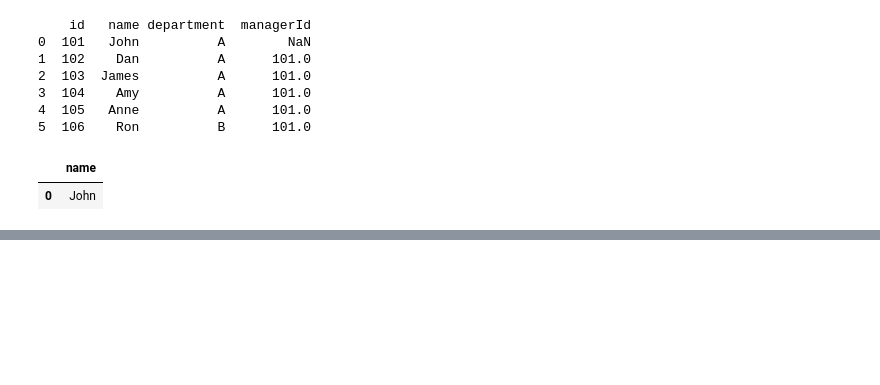
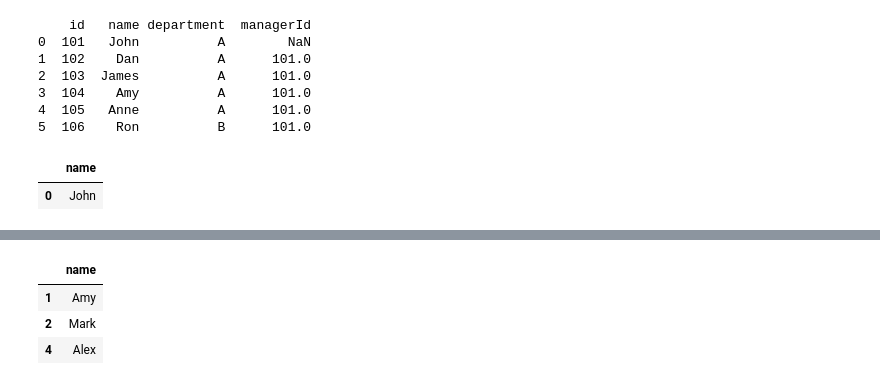
Before and after one commit to juancarvajal-hub/30-days-panda, a Jupyter notebook: 30_days-of_panda.ipynb, the cells around one changed output, grey strips where cells are left out. Cells and saved outputs as stored; diff of their text form; code cells hidden in the pictures; blank space fills up the shorter version.

Commit message:
Ejercicio 28

```diff
--- a/30_days-of_panda.ipynb
+++ b/30_days-of_panda.ipynb
@@ -1188,3 +1188,64 @@ find_managers(employee)
 5  106    Ron          B      101.0
 |  | name |
 | 0 | John |
+# %%
+# vigésimo octavo ejercicio de pandas
+
+# Sales Person
+
+# Write a solution to find the names of all the salespersons who did not have any orders
+# related to the company with the name "RED".
+
+import pandas as pd
+
+# 1. Crear la tabla SalesPerson
+salesperson_data = {
+    'sales_id': [1, 2, 3, 4, 5],
+    'name': ['John', 'Amy', 'Mark', 'Pam', 'Alex'],
+    'salary': [100000, 12000, 65000, 25000, 5000],
+    'commission_rate': [6, 5, 12, 25, 10],
+    'hire_date': ['4/1/2006', '5/1/2010', '12/25/2008', '1/1/2005', '2/3/2007']
+}
+df_salesperson = pd.DataFrame(salesperson_data)
+
+# 2. Crear la tabla Company
+company_data = {
+    'com_id': [1, 2, 3, 4],
+    'name': ['RED', 'ORANGE', 'YELLOW', 'GREEN'],
+    'city': ['Boston', 'New York', 'Boston', 'Austin']
+}
+df_company = pd.DataFrame(company_data)
+
+# 3. Crear la tabla Orders
+orders_data = {
+    'order_id': [1, 2, 3, 4],
+    'order_date': ['1/1/2014', '2/1/2014', '3/1/2014', '4/1/2014'],
+    'com_id': [3, 4, 1, 1],
+    'sales_id': [4, 5, 1, 4],
+    'amount': [10000, 5000, 50000, 25000]
+}
+df_orders = pd.DataFrame(orders_data)
+
+# --- Imprimir las tablas para verificar ---
+print("Tabla SalesPerson:")
+print(df_salesperson)
+print("\n" + "="*40 + "\n")
+
+print("Tabla Company:")
+print(df_company)
+print("\n" + "="*40 + "\n")
+
+print("Tabla Orders:")
+print(df_orders)
+
+def sales_person(sales_person: pd.DataFrame, company: pd.DataFrame, orders: pd.DataFrame) -> pd.DataFrame:
+        bd1 = pd.merge(orders,company, how="left", left_on="com_id",right_on="com_id")
+        bd2 = pd.merge(bd1,sales_person, how="left",left_on="sales_id",right_on="sales_id")
+        bd3 = bd2.loc[bd2["name_x"] == "RED"]
+        l = bd3["name_y"].tolist()
+
+        bd4 = sales_person.loc[~sales_person["name"].isin(l)][["name"]]
+        return bd4
+
+sales_person(df_salesperson,df_company,df_orders)
+# %% [output]
@@ -1190,0 +1269,4 @@ find_managers(employee)
+|  | name |
+| 1 | Amy |
+| 2 | Mark |
+| 4 | Alex |
```
Also changed, not shown: parts of 1 cell of this notebook.
